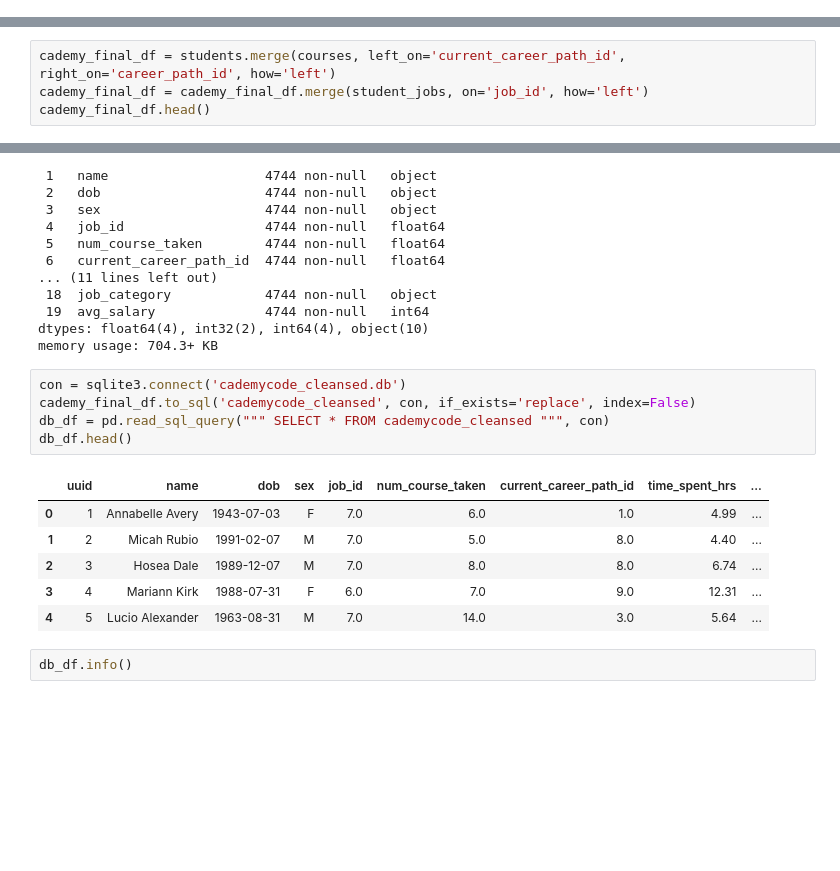
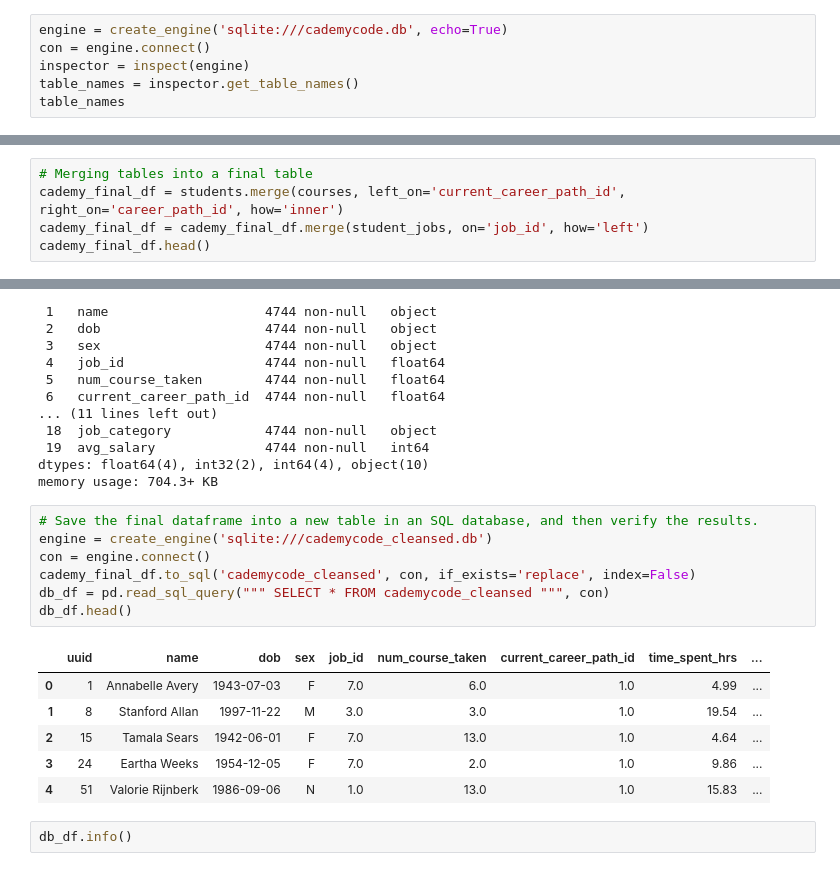
Before and after one commit to JohanTokarskij/DE-subscriber_cancellations_data_pipeline, a Jupyter notebook: prod/project.ipynb, the cells around one changed output, grey strips where cells are left out. Drawn from its saved outputs; the diff is of its cells as text; blank space fills up the shorter version.

```diff
--- a/prod/project.ipynb
+++ b/prod/project.ipynb
@@ -13,0 +5,6 @@ tables
+# %%
+engine = create_engine('sqlite:///cademycode.db', echo=True)
+con = engine.connect()
+inspector = inspect(engine)
+table_names = inspector.get_table_names()
+table_names
@@ -379,7 +408,8 @@ student_jobs
 | 8 | 9 | healthcare | 120000 |
 | 9 | 0 | other | 80000 |
 # %%
-cademy_final_df = students.merge(courses, left_on='current_career_path_id', right_on='career_path_id', how='left')
+# Merging tables into a final table
+cademy_final_df = students.merge(courses, left_on='current_career_path_id', right_on='career_path_id', how='inner')
 cademy_final_df = cademy_final_df.merge(student_jobs, on='job_id', how='left')
 cademy_final_df.head()
 # %% [output]
@@ -410,17 +440,19 @@ Data columns (total 20 columns):
 dtypes: float64(4), int32(2), int64(4), object(10)
 memory usage: 704.3+ KB
 # %%
-con = sqlite3.connect('cademycode_cleansed.db')
+# Save the final dataframe into a new table in an SQL database, and then verify the results.
+engine = create_engine('sqlite:///cademycode_cleansed.db')
+con = engine.connect()
 cademy_final_df.to_sql('cademycode_cleansed', con, if_exists='replace', index=False)
 db_df = pd.read_sql_query(""" SELECT * FROM cademycode_cleansed """, con)
 db_df.head()
 # %% [output]
 |  | uuid | name | dob | sex | job_id | num_course_taken | current_career_path_id | time_spent_hrs | ... |
 | 0 | 1 | Annabelle Avery | 1943-07-03 | F | 7.0 | 6.0 | 1.0 | 4.99 | ... |
-| 1 | 2 | Micah Rubio | 1991-02-07 | M | 7.0 | 5.0 | 8.0 | 4.40 | ... |
-| 2 | 3 | Hosea Dale | 1989-12-07 | M | 7.0 | 8.0 | 8.0 | 6.74 | ... |
-| 3 | 4 | Mariann Kirk | 1988-07-31 | F | 6.0 | 7.0 | 9.0 | 12.31 | ... |
-| 4 | 5 | Lucio Alexander | 1963-08-31 | M | 7.0 | 14.0 | 3.0 | 5.64 | ... |
+| 1 | 8 | Stanford Allan | 1997-11-22 | M | 3.0 | 3.0 | 1.0 | 19.54 | ... |
+| 2 | 15 | Tamala Sears | 1942-06-01 | F | 7.0 | 13.0 | 1.0 | 4.64 | ... |
+| 3 | 24 | Eartha Weeks | 1954-12-05 | F | 7.0 | 2.0 | 1.0 | 9.86 | ... |
+| 4 | 51 | Valorie Rijnberk | 1986-09-06 | N | 1.0 | 13.0 | 1.0 | 15.83 | ... |
 # %%
 db_df.info()
 # %% [output]
```
Also changed, not shown: parts of 26 cells of this notebook, 11 other files.
